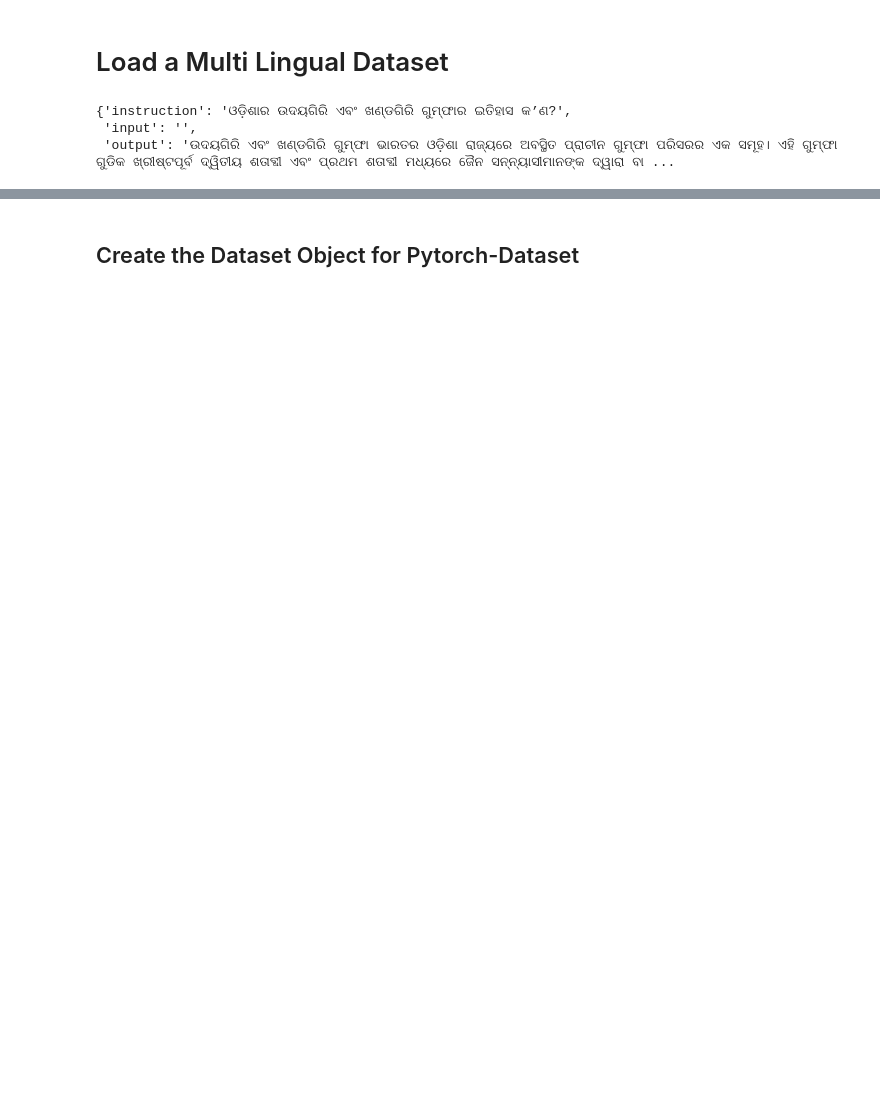
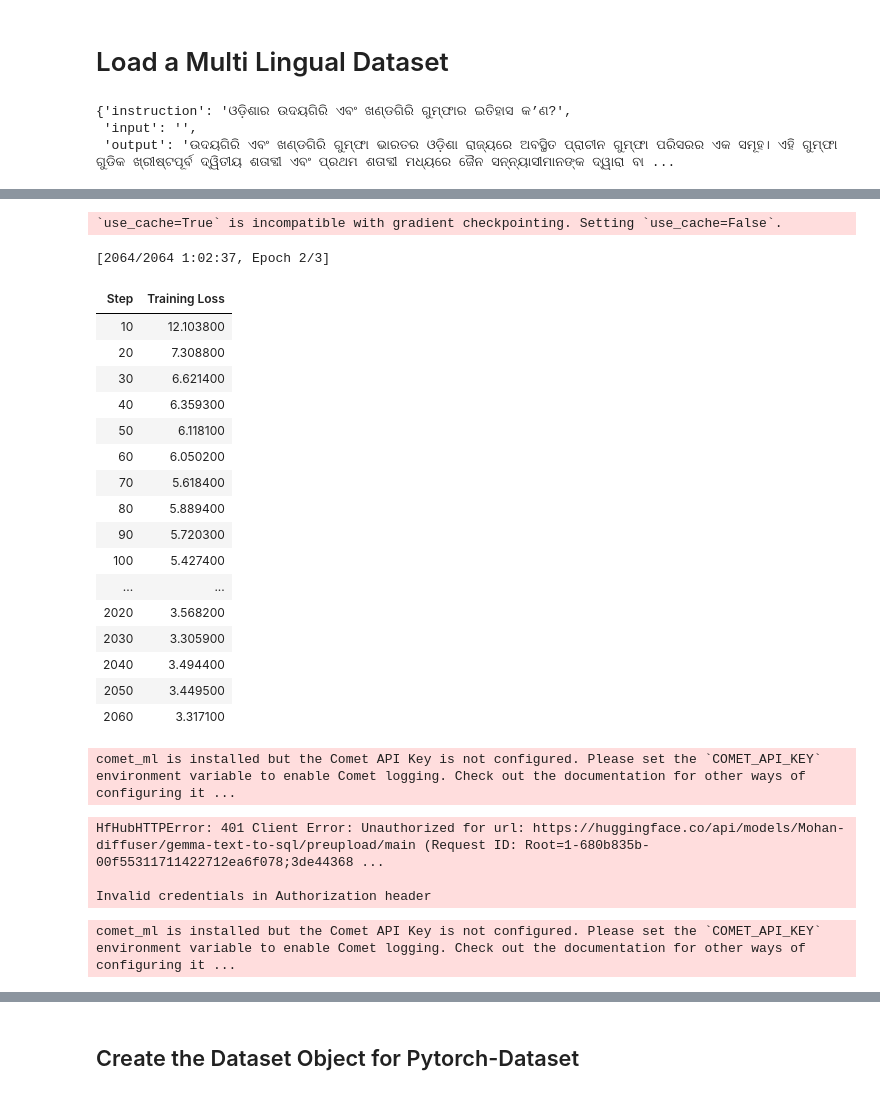
Before and after one commit to mohan696matlab/LLAMA_Finetuning_Master_Class, a Jupyter notebook: P1_Gemma_multilingual_finetuning copy.ipynb, the cells around one changed output, grey strips where cells are left out. Saved outputs shown, nothing was run; the diff lists cells and outputs as text; code cells hidden in the pictures; blank space fills up the shorter version.

```diff
--- a/P1_Gemma_multilingual_finetuning copy.ipynb
+++ b/P1_Gemma_multilingual_finetuning copy.ipynb
@@ -69,0 +120,27 @@ plt.show()
+# %%
+from trl import SFTConfig
+torch_dtype = torch.bfloat16
+args = SFTConfig(
+    output_dir="gemma-text-to-sql",         # directory to save and repository id
+    max_seq_length=512,                     # max sequence length for model and packing of the dataset
+    packing=True,                           # Groups multiple samples in the dataset into a single sequence
+    num_train_epochs=3,                     # number of training epochs
+    per_device_train_batch_size=1,          # batch size per device during training
+    gradient_accumulation_steps=4,          # number of steps before performing a backward/update pass
+    gradient_checkpointing=True,            # use gradient checkpointing to save memory
+    optim="adamw_torch_fused",              # use fused adamw optimizer
+    logging_steps=10,                       # log every 10 steps
+    save_strategy="epoch",                  # save checkpoint every epoch
+    learning_rate=2e-4,                     # learning rate, based on QLoRA paper
+    fp16=True if torch_dtype == torch.float16 else False,   # use float16 precision
+    bf16=True if torch_dtype == torch.bfloat16 else False,   # use bfloat16 precision
+    max_grad_norm=0.3,                      # max gradient norm based on QLoRA paper
+    warmup_ratio=0.03,                      # warmup ratio based on QLoRA paper
+    lr_scheduler_type="constant",           # use constant learning rate scheduler
+    push_to_hub=True,                       # push model to hub
+    report_to="tensorboard",                # report metrics to tensorboard
+    dataset_kwargs={
+        "add_special_tokens": False, # We template with special tokens
+        "append_concat_token": True, # Add EOS token as separator token between examples
+    }
+)
@@ -69,0 +161,34 @@ plt.show()
+# %%
+# Start training, the model will be automatically saved to the Hub and the output directory
+trainer.train()
+
+# Save the final model again to the Hugging Face Hub
+trainer.save_model()
+# %% [output]
+`use_cache=True` is incompatible with gradient checkpointing. Setting `use_cache=False`.
+[2064/2064 1:02:37, Epoch 2/3]
+| Step | Training Loss |
+| 10 | 12.103800 |
+| 20 | 7.308800 |
+| 30 | 6.621400 |
+| 40 | 6.359300 |
+| 50 | 6.118100 |
+| 60 | 6.050200 |
+| 70 | 5.618400 |
+| 80 | 5.889400 |
+| 90 | 5.720300 |
+| 100 | 5.427400 |
+| ... | ... |
+| 2020 | 3.568200 |
+| 2030 | 3.305900 |
+| 2040 | 3.494400 |
+| 2050 | 3.449500 |
+| 2060 | 3.317100 |
+comet_ml is installed but the Comet API Key is not configured. Please set the `COMET_API_KEY` environment variable to enable Comet logging. Check out the documentation for other ways of configuring it ...
+HfHubHTTPError: 401 Client Error: Unauthorized for url: https://huggingface.co/api/models/Mohan-diffuser/gemma-text-to-sql/preupload/main (Request ID: Root=1-680b835b-00f55311711422712ea6f078;3de44368 ...
+
+Invalid credentials in Authorization header
+# %%
+trainer.save_model()
+# %% [output]
+comet_ml is installed but the Comet API Key is not configured. Please set the `COMET_API_KEY` environment variable to enable Comet logging. Check out the documentation for other ways of configuring it ...
```
Also changed, not shown: parts of 30 cells of this notebook, 2 other files.
